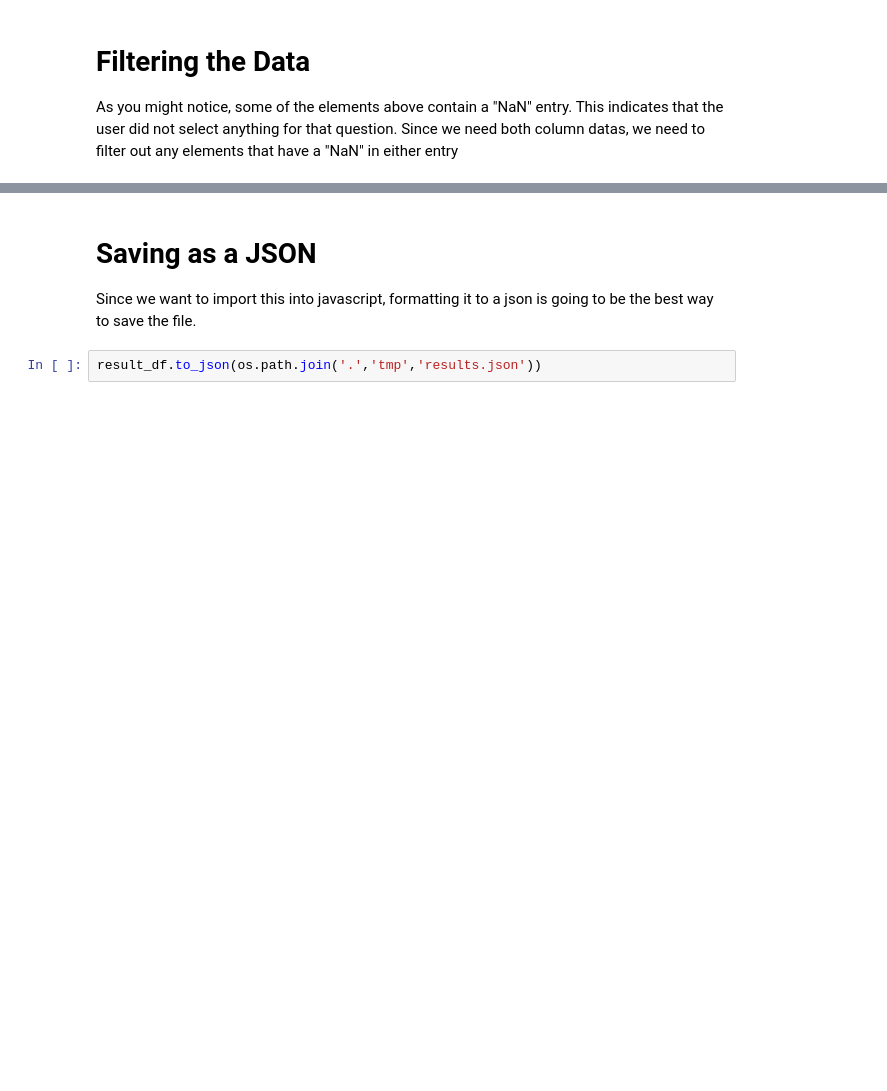
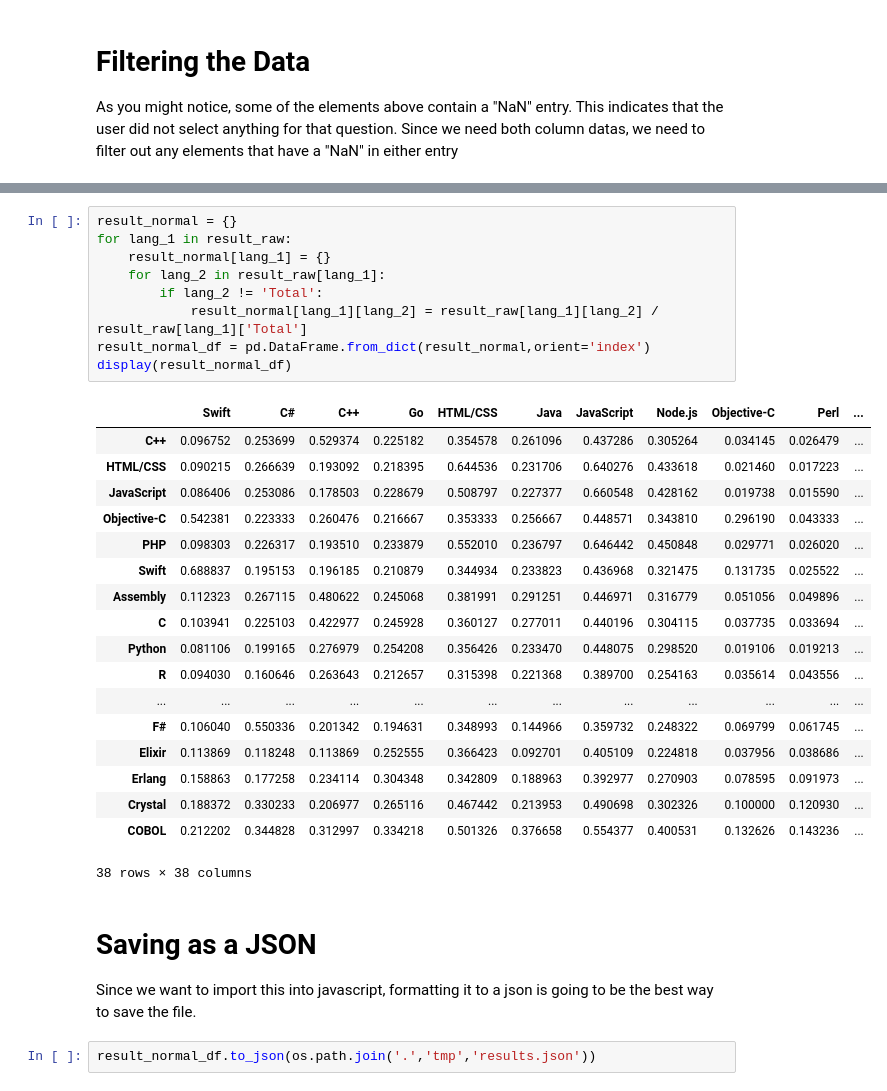
Before and after one commit to LittleTealeaf/GDD-140-Project-6.2, a Jupyter notebook: python/notebook.ipynb, the cells around one changed output, grey strips where cells are left out. Cells and saved outputs as stored; diff of their text form; blank space fills up the shorter version.

```diff
--- a/python/notebook.ipynb
+++ b/python/notebook.ipynb
@@ -151,6 +152,34 @@ display(result_df)
+# %%
+result_normal = {}
+for lang_1 in result_raw:
+    result_normal[lang_1] = {}
+    for lang_2 in result_raw[lang_1]:
+        if lang_2 != 'Total':
+            result_normal[lang_1][lang_2] = result_raw[lang_1][lang_2] / result_raw[lang_1]['Total']
+result_normal_df = pd.DataFrame.from_dict(result_normal,orient='index')
+display(result_normal_df)
+# %% [output]
+|  | Swift | C# | C++ | Go | HTML/CSS | Java | JavaScript | Node.js | Objective-C | Perl | ... |
+| C++ | 0.096752 | 0.253699 | 0.529374 | 0.225182 | 0.354578 | 0.261096 | 0.437286 | 0.305264 | 0.034145 | 0.026479 | ... |
+| HTML/CSS | 0.090215 | 0.266639 | 0.193092 | 0.218395 | 0.644536 | 0.231706 | 0.640276 | 0.433618 | 0.021460 | 0.017223 | ... |
+| JavaScript | 0.086406 | 0.253086 | 0.178503 | 0.228679 | 0.508797 | 0.227377 | 0.660548 | 0.428162 | 0.019738 | 0.015590 | ... |
+| Objective-C | 0.542381 | 0.223333 | 0.260476 | 0.216667 | 0.353333 | 0.256667 | 0.448571 | 0.343810 | 0.296190 | 0.043333 | ... |
+| PHP | 0.098303 | 0.226317 | 0.193510 | 0.233879 | 0.552010 | 0.236797 | 0.646442 | 0.450848 | 0.029771 | 0.026020 | ... |
+| Swift | 0.688837 | 0.195153 | 0.196185 | 0.210879 | 0.344934 | 0.233823 | 0.436968 | 0.321475 | 0.131735 | 0.025522 | ... |
+| Assembly | 0.112323 | 0.267115 | 0.480622 | 0.245068 | 0.381991 | 0.291251 | 0.446971 | 0.316779 | 0.051056 | 0.049896 | ... |
+| C | 0.103941 | 0.225103 | 0.422977 | 0.245928 | 0.360127 | 0.277011 | 0.440196 | 0.304115 | 0.037735 | 0.033694 | ... |
+| Python | 0.081106 | 0.199165 | 0.276979 | 0.254208 | 0.356426 | 0.233470 | 0.448075 | 0.298520 | 0.019106 | 0.019213 | ... |
+| R | 0.094030 | 0.160646 | 0.263643 | 0.212657 | 0.315398 | 0.221368 | 0.389700 | 0.254163 | 0.035614 | 0.043556 | ... |
+| ... | ... | ... | ... | ... | ... | ... | ... | ... | ... | ... | ... |
+| F# | 0.106040 | 0.550336 | 0.201342 | 0.194631 | 0.348993 | 0.144966 | 0.359732 | 0.248322 | 0.069799 | 0.061745 | ... |
+| Elixir | 0.113869 | 0.118248 | 0.113869 | 0.252555 | 0.366423 | 0.092701 | 0.405109 | 0.224818 | 0.037956 | 0.038686 | ... |
+| Erlang | 0.158863 | 0.177258 | 0.234114 | 0.304348 | 0.342809 | 0.188963 | 0.392977 | 0.270903 | 0.078595 | 0.091973 | ... |
+| Crystal | 0.188372 | 0.330233 | 0.206977 | 0.265116 | 0.467442 | 0.213953 | 0.490698 | 0.302326 | 0.100000 | 0.120930 | ... |
+| COBOL | 0.212202 | 0.344828 | 0.312997 | 0.334218 | 0.501326 | 0.376658 | 0.554377 | 0.400531 | 0.132626 | 0.143236 | ... |
+38 rows × 38 columns
 # %% [markdown]
 # Saving as a JSON
 
 Since we want to import this into javascript, formatting it to a json is going to be the best way to save the file.
 # %%
-result_df.to_json(os.path.join('.','tmp','results.json'))
+result_normal_df.to_json(os.path.join('.','tmp','results.json'))
```
Also changed, not shown: parts of 9 cells of this notebook.
